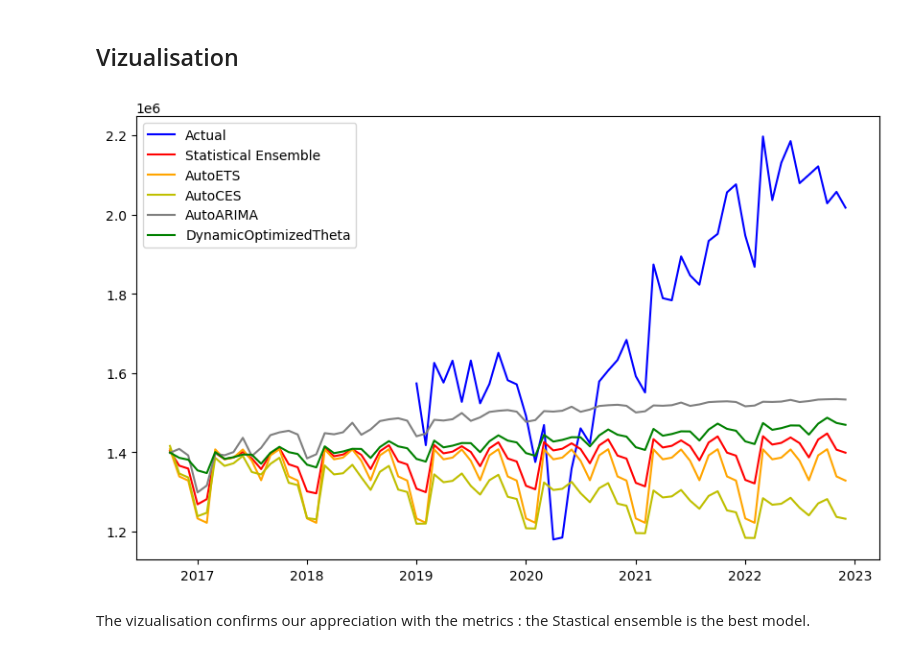
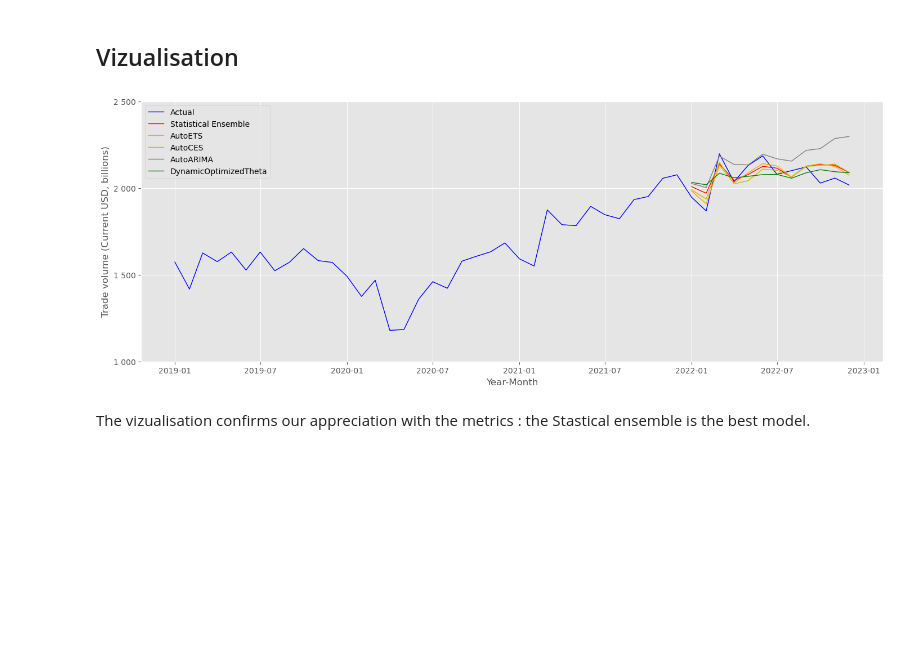
Before and after one commit to Fitahiana4/Statistical_ensemble_model_for_global_trade_forecasting, a Jupyter notebook: Notebook.ipynb, the cells around one changed output. Saved outputs shown, nothing was run; the diff lists cells and outputs as text; code cells hidden in the pictures; blank space fills up the shorter version.

```diff
--- a/Notebook.ipynb
+++ b/Notebook.ipynb
@@ -179,6 +213,8 @@ We can see that the global volume of goods trade has been on an upward trend sin
 # %% [markdown]
 Let's have a more detailed perspective by narrowing down the observation period :
 # %%
+plt.style.use('ggplot')
+plt.figure(figsize=(12,2.5),dpi=150)
 seasonal_decompose(Y_df["trade_volume"], model='multiplicative').seasonal[144:288].plot()
 # %% [output]
 <Axes: xlabel='date'>
@@ -186,4 +222,6 @@ seasonal_decompose(Y_df["trade_volume"], model='multiplicative').seasonal[144:28
 # %%
+plt.style.use('ggplot')
+plt.figure(figsize=(12, 2.5),dpi=150)
 seasonal_decompose(Y_df["trade_volume"], model='multiplicative').seasonal[144:169].plot()
 # %% [output]
 <Axes: xlabel='date'>
@@ -222,6 +260,8 @@ Despite the presence of an exponential trend, applying a logarithmic transformat
 # %%
 Y_df["trade_volume_statio"] = Y_df["trade_volume"].diff()
 # %%
-plt.plot(Y_df.index, Y_df["trade_volume_statio"],linestyle='dotted', color='b',label = "Export")
+plt.style.use('ggplot')
+plt.figure(figsize=(10, 2.5),dpi=150)
+plt.plot(Y_df.index, Y_df["trade_volume_statio"],color='b',label = "Export")
 # %% [output]
 [<matplotlib.lines.Line2D at 0x...>]
@@ -288,7 +328,7 @@ Let's initialize temporal variables :
 # %%
 frequency = "M" # we have a monthly data
 seasonality = 12 # we excpected an annual seasonality (ref. above)
-horizon = 75 # we would like to forecast the next 12 months trade volume (next 1 year)
+horizon = 12 # we would like to forecast the next 12 months trade volume (next 1 year)
 # %% [markdown]
 Create the test set :
 # %%
@@ -473,18 +513,21 @@ As evident, the statistical ensemble outperforms individual models in terms of m
 # %% [markdown]
 ## Vizualisation
 # %%
-plt.figure(figsize=(10, 6))
-plt.plot(Y_df['ds'].tail(48), Y_df['y'].tail(48),linestyle='-', color='b',label = "Actual")
-plt.plot(forecasts['ds'], forecasts['StatisticalEnsemble'],linestyle='-', color='r',label = "Statistical Ensemble")
-plt.plot(forecasts['ds'], forecasts['AutoETS'],linestyle='-', color='orange',label = "AutoETS")
-plt.plot(forecasts['ds'], forecasts['CES'],linestyle='-', color='y',label = "AutoCES")
-plt.plot(forecasts['ds'], forecasts['AutoARIMA'],linestyle='-', color='grey',label = "AutoARIMA")
-plt.plot(forecasts['ds'], forecasts['DynamicOptimizedTheta'],linestyle='-', color='g',label = "DynamicOptimizedTheta")
-
+plt.style.use('ggplot')
+plt.figure(figsize=(17, 6))
+plt.plot(Y_df['ds'].tail(48), Y_df['y'].tail(48), linestyle='-', linewidth=1, color='b', label="Actual")
+plt.plot(forecasts['ds'], forecasts['StatisticalEnsemble'], linestyle='-', linewidth=1, color='r', label="Statistical Ensemble")
+plt.plot(forecasts['ds'], forecasts['AutoETS'], linestyle='-', linewidth=1, color='orange', label="AutoETS")
+plt.plot(forecasts['ds'], forecasts['CES'], linestyle='-', linewidth=1, color='y', label="AutoCES")
+plt.plot(forecasts['ds'], forecasts['AutoARIMA'], linestyle='-', linewidth=1, color='grey', label="AutoARIMA")
+plt.plot(forecasts['ds'], forecasts['DynamicOptimizedTheta'], linestyle='-', linewidth=1, color='g', label="DynamicOptimizedTheta")
+plt.xlabel("Year-Month", fontsize=12)
+plt.ylabel("Trade volume (Current USD, billions)", fontsize=12)
+plt.yticks(ticks=list(range(1000000, 3000000, 500000)), labels=["1 000", "1 500", "2 000", "2 500"])
 plt.legend()
 
 plt.show()
 # %% [output]
-[figure, old version]
+[figure, new version]
 # %% [markdown]
 The vizualisation confirms our appreciation with the metrics : the Stastical ensemble is the best model.
```
Also changed, not shown: parts of 17 cells of this notebook.
